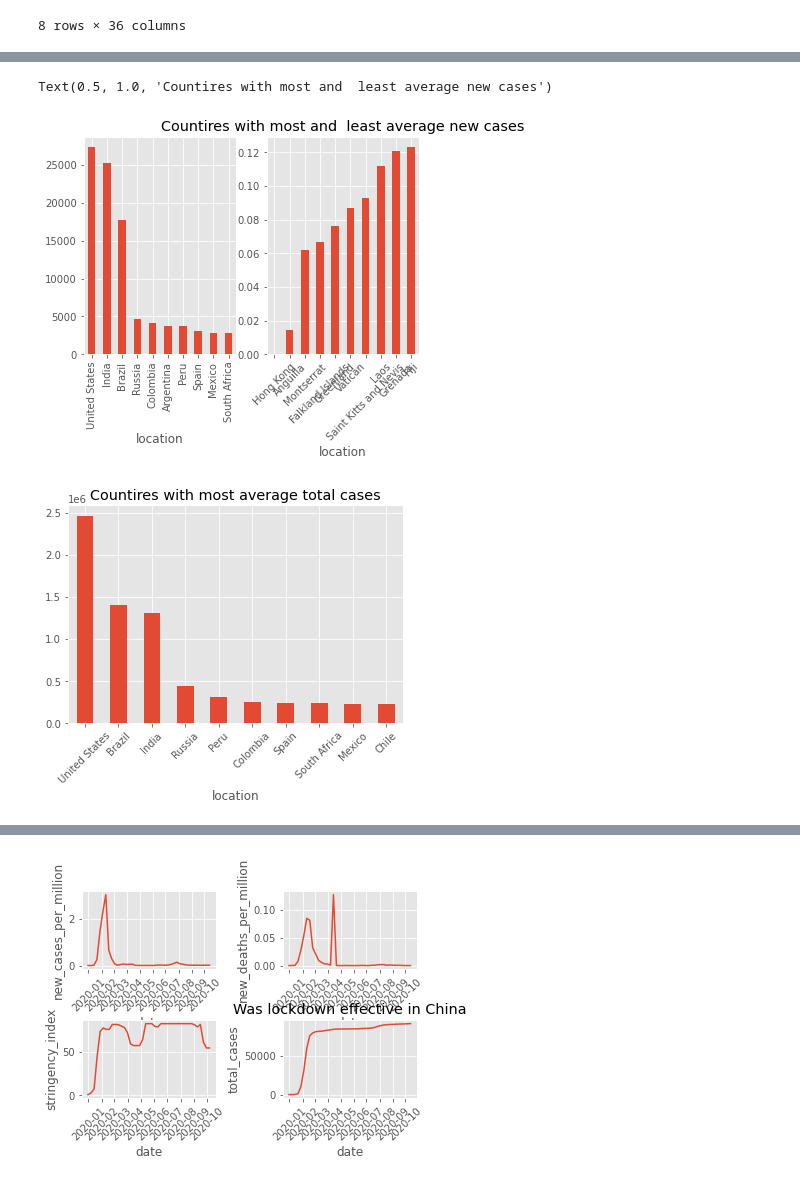
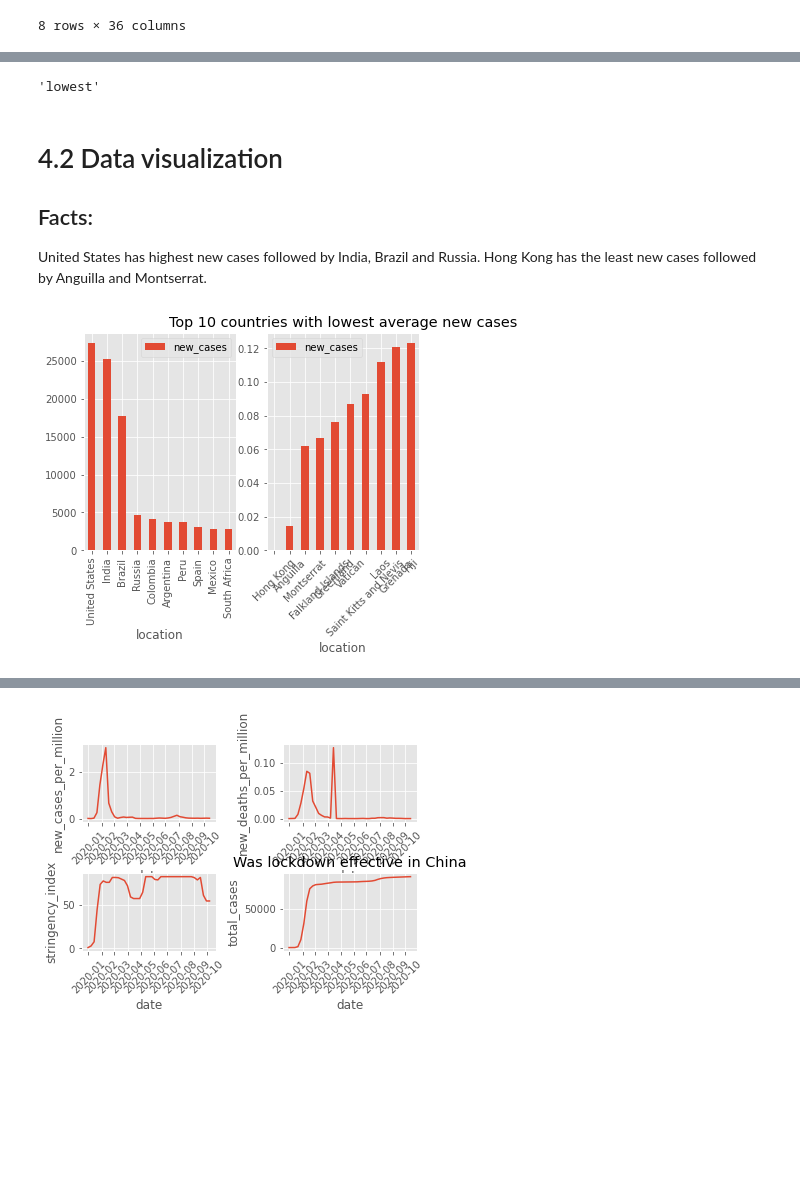
Before and after one commit to dexhrestha/ai-internship-genese, a Jupyter notebook: week 6/Covid-19-Analysis.ipynb, the cells around one changed output, grey strips where cells are left out. Saved outputs shown, nothing was run; the diff lists cells and outputs as text; code cells hidden in the pictures; blank space fills up the shorter version.

```diff
--- a/week 6/Covid-19-Analysis.ipynb
+++ b/week 6/Covid-19-Analysis.ipynb
@@ -88,20 +76,8 @@ for column in dataset.columns:
         df_preprocessed[column] = df_preprocessed[column].fillna(0)
     else:
         df_preprocessed[column] = df_preprocessed[column].fillna(method='ffill').fillna(0)
-# %%
-def countires_with_most(df,feature,top=5,ax=None,):
-
-    temp = df.groupby('location').apply(lambda x:x[feature].mean(skipna=True)).dropna().sort_values(ascending=False)
-    temp.drop(['World'],inplace=True)
-    fig = temp[:top].plot(kind='bar',ax=ax) if ax is not None else temp[:top].plot(kind='bar')
-    plt.title('Countires with most average '+ " ".join(feature.split('_')))
-    plt.xticks(rotation='45')
-#     plt.show()
-
-def countires_with_least(df,feature,top=5,ax=None):
-    temp = df.groupby('location').apply(lambda x:x[feature].mean(skipna=True)).dropna().sort_values()
-    temp.drop(['World'],inplace=True)
-    fig = temp[:top].plot(kind='bar',ax=ax) if ax is not None else temp[:top].plot(kind='bar')
-    plt.title('Countires with least average '+ " ".join(feature.split('_')))
-    plt.xticks(rotation='45')
-#     plt.show()
+# %%
+x='highest'
+x.replace('high','low')
+# %% [output]
+'lowest'
@@ -108,13 +137,22 @@ def countires_with_least(df,feature,top=5,ax=None):
+# %% [markdown]
+# 4.2 Data visualization
+## Facts:
+
+United States has highest new cases followed by India, Brazil and Russia.
+Hong Kong has the least new cases followed by Anguilla and Montserrat.
 # %%
 fig,ax = plt.subplots(1,2)
 feature = 'new_cases'
-countires_with_most(df_preprocessed,feature,10,ax=ax[0])
-countires_with_least(df_preprocessed,feature,10,ax=ax[1])
-plt.title('Countires with most and  least average '+ " ".join(feature.split('_')))
+temp,title = countires_with_most(df_preprocessed,feature,10)
+fig = temp.plot(kind='bar',ax=ax[0])
+plt.title(title)
+plt.xticks(rotation='45')
+
+temp,title = countires_with_least(df_preprocessed,feature,10)
+fig = temp.plot(kind='bar',ax=ax[1])
+plt.title(title)
+plt.xticks(rotation='45')
+
+plt.show()
 # %% [output]
-Text(0.5, 1.0, 'Countires with most and  least average new cases')
-[figure, old version]
+[figure, new version]
-# %%
-countires_with_most(df_preprocessed,'total_cases',10)
-# %% [output]
-[figure, removed]
```
Also changed, not shown: parts of 47 cells of this notebook.
